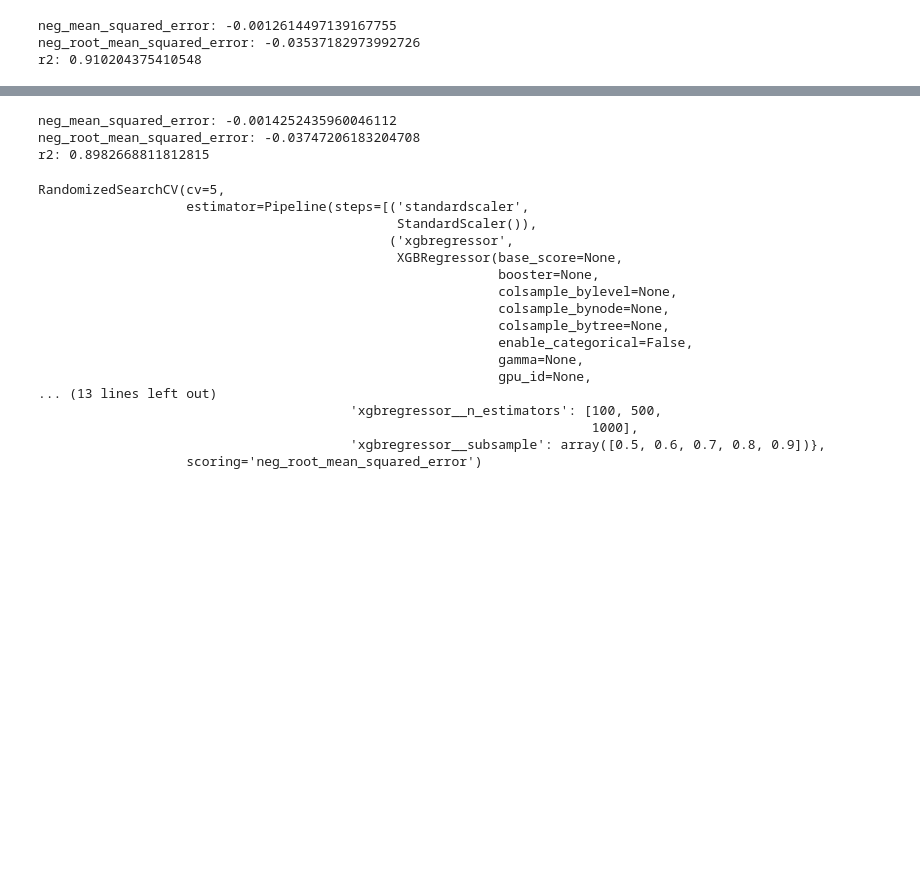
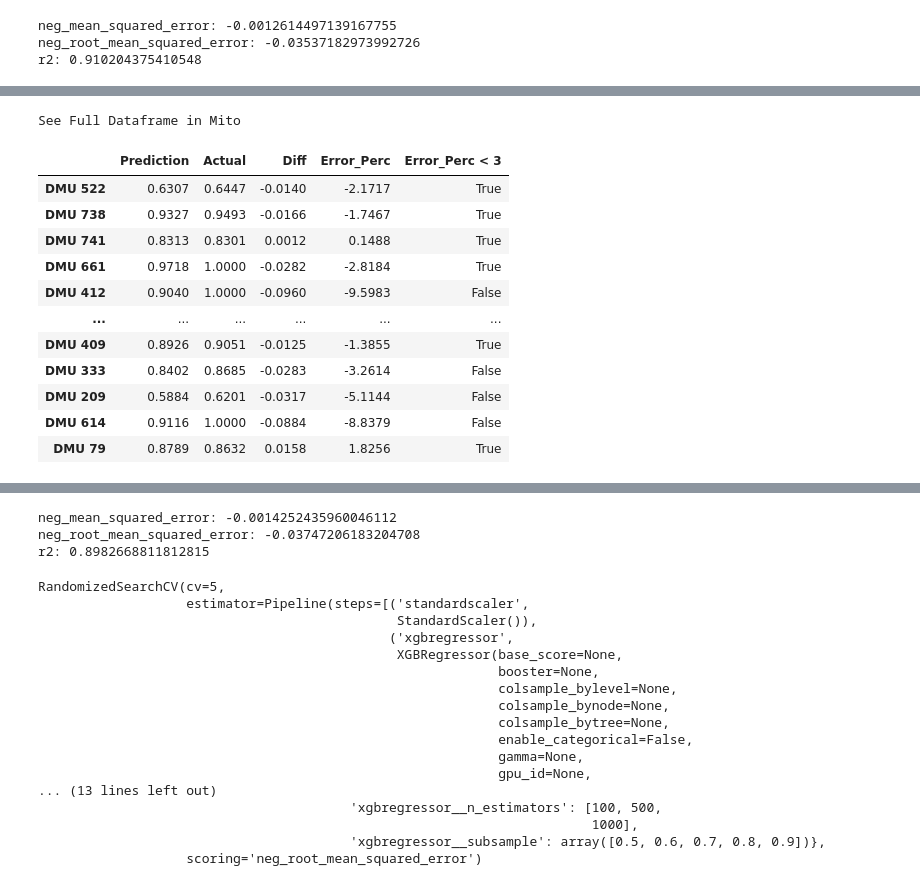
Before and after one commit to kurtsenol/DEA, a Jupyter notebook: DEA_ML_15I_1O.ipynb, the cells around one changed output, grey strips where cells are left out. Cells and saved outputs as stored; diff of their text form; code cells hidden in the pictures; blank space fills up the shorter version.

```diff
--- a/DEA_ML_15I_1O.ipynb
+++ b/DEA_ML_15I_1O.ipynb
@@ -473,0 +481,24 @@ fig.show()
+# %%
+res = pd.DataFrame()
+res["Prediction"] = pd.Series(prediction.ravel())
+res["Actual"] = y_test.values
+res["Diff"] = res.Prediction - res.Actual
+res["Error_Perc"] = ((res.Prediction - res.Actual) / res.Actual) * 100
+res["Error_Perc < 3"] = np.abs(res["Error_Perc"]) < 3
+res = res.round(4)
+res.index = X_test.index
+res
+# %% [output]
+See Full Dataframe in Mito
+|  | Prediction | Actual | Diff | Error_Perc | Error_Perc < 3 |
+| DMU 522 | 0.6307 | 0.6447 | -0.0140 | -2.1717 | True |
+| DMU 738 | 0.9327 | 0.9493 | -0.0166 | -1.7467 | True |
+| DMU 741 | 0.8313 | 0.8301 | 0.0012 | 0.1488 | True |
+| DMU 661 | 0.9718 | 1.0000 | -0.0282 | -2.8184 | True |
+| DMU 412 | 0.9040 | 1.0000 | -0.0960 | -9.5983 | False |
+| ... | ... | ... | ... | ... | ... |
+| DMU 409 | 0.8926 | 0.9051 | -0.0125 | -1.3855 | True |
+| DMU 333 | 0.8402 | 0.8685 | -0.0283 | -3.2614 | False |
+| DMU 209 | 0.5884 | 0.6201 | -0.0317 | -5.1144 | False |
+| DMU 614 | 0.9116 | 1.0000 | -0.0884 | -8.8379 | False |
+| DMU 79 | 0.8789 | 0.8632 | 0.0158 | 1.8256 | True |
```
Also changed, not shown: parts of 21 cells of this notebook, 1 other file.
